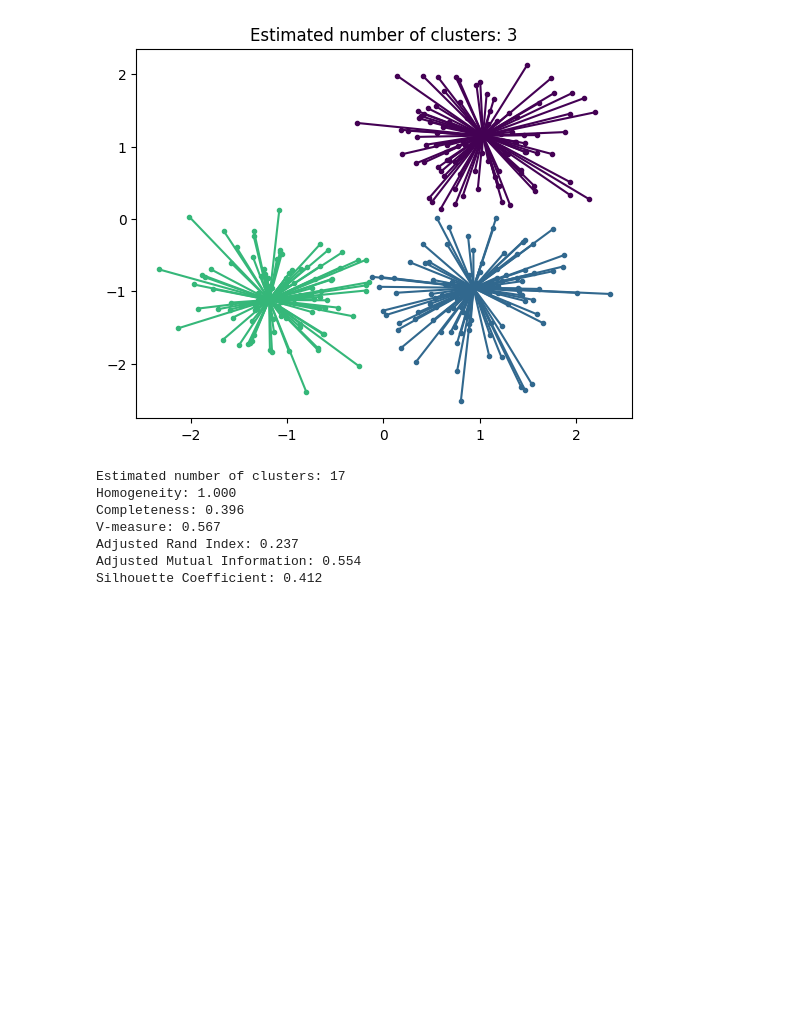
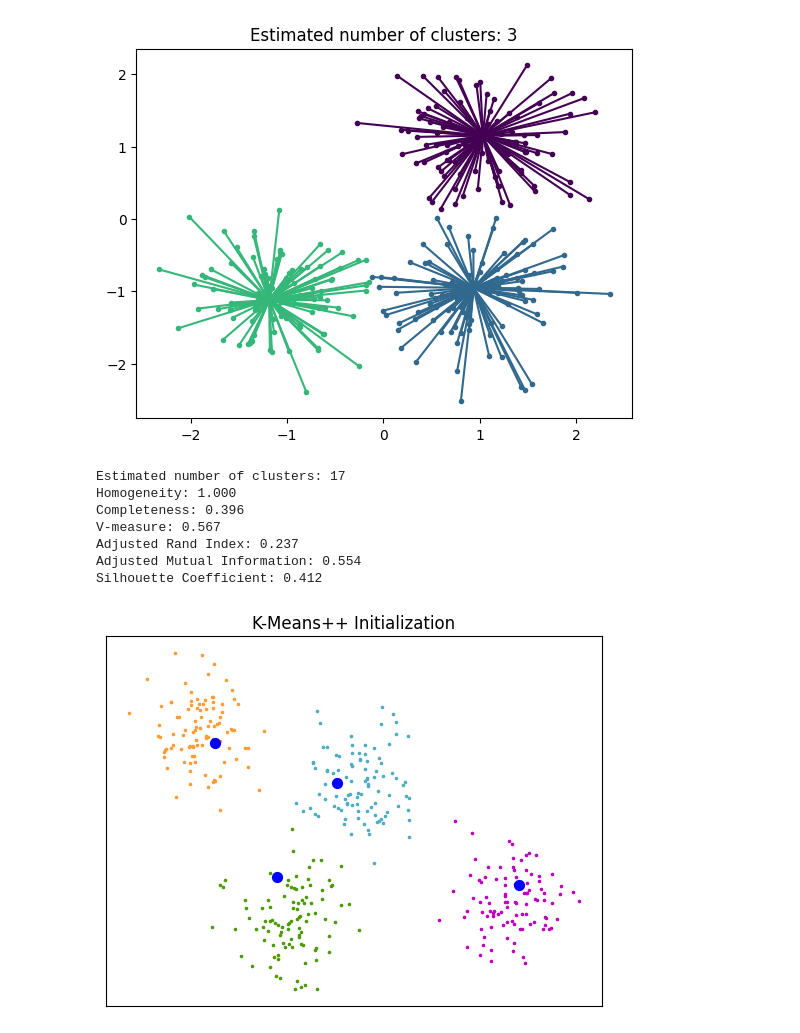
Before and after one commit to bmuzuraimov/3D-Machine-Learning-Visualizer, a Jupyter notebook: main.ipynb, the cells around one changed output. Drawn from its saved outputs; the diff is of its cells as text; code cells hidden in the pictures; blank space fills up the shorter version.

```diff
--- a/main.ipynb
+++ b/main.ipynb
@@ -209,3 +209,36 @@ V-measure: 0.567
 Adjusted Rand Index: 0.237
 Adjusted Mutual Information: 0.554
 Silhouette Coefficient: 0.412
+# %%
+import matplotlib.pyplot as plt
+
+from sklearn.cluster import kmeans_plusplus
+from sklearn.datasets import make_blobs
+
+# Generate sample data
+n_samples = 400
+n_components = 4
+
+X, y_true = make_blobs(
+    n_samples=n_samples, centers=n_components, cluster_std=0.60, random_state=0
+)
+X = X[:, ::-1]
+
+# Calculate seeds from k-means++
+centers_init, indices = kmeans_plusplus(X, n_clusters=4, random_state=0)
+
+# Plot init seeds along side sample data
+plt.figure(1)
+colors = ["#4EACC5", "#FF9C34", "#4E9A06", "m"]
+
+for k, col in enumerate(colors):
+    cluster_data = y_true == k
+    plt.scatter(X[cluster_data, 0], X[cluster_data, 1], c=col, marker=".", s=10)
+
+plt.scatter(centers_init[:, 0], centers_init[:, 1], c="b", s=50)
+plt.title("K-Means++ Initialization")
+plt.xticks([])
+plt.yticks([])
+plt.show()
+# %% [output]
+[figure, added]
```
Also changed, not shown: 9 other files.
